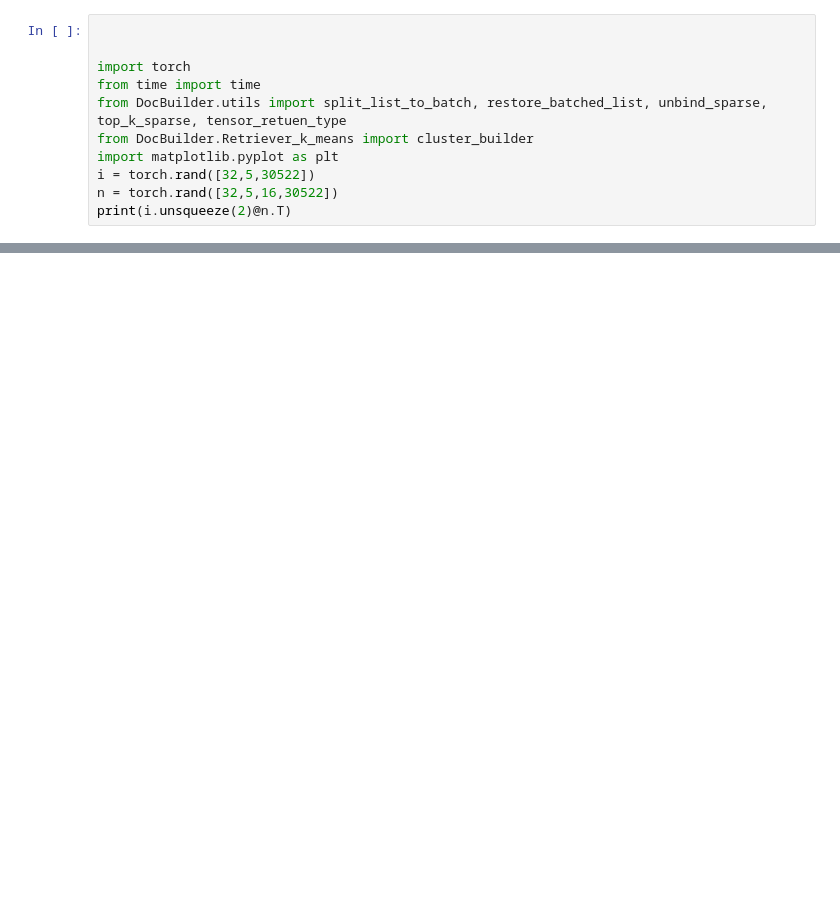
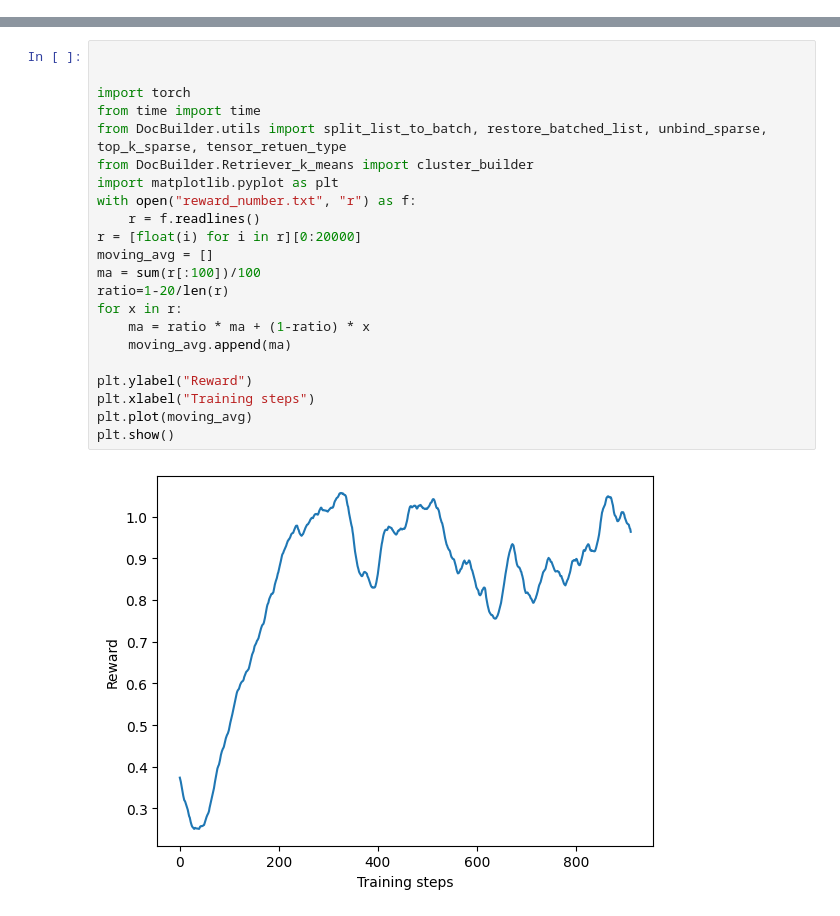
Before and after one commit to will0010077/Reinforced-Retrieval, a Jupyter notebook: text.ipynb, the cells around one changed output, grey strips where cells are left out. Cells and saved outputs as stored; diff of their text form; blank space fills up the shorter version.

Commit message:
Finish env PPOtrainer Agent, it can maximize reward for suregit add . But need more optimize on reward function

```diff
--- a/text.ipynb
+++ b/text.ipynb
@@ -29,11 +0,0 @@ tensor([4.])
-# %%
-
-
-import torch
-from time import time
-from DocBuilder.utils import split_list_to_batch, restore_batched_list, unbind_sparse, top_k_sparse, tensor_retuen_type
-from DocBuilder.Retriever_k_means import cluster_builder
-import matplotlib.pyplot as plt
-i = torch.rand([32,5,30522])
-n = torch.rand([32,5,16,30522])
-print(i.unsqueeze(2)@n.T)
@@ -62,0 +9,24 @@ for c in cluster.clusted_data:
+# %%
+
+
+import torch
+from time import time
+from DocBuilder.utils import split_list_to_batch, restore_batched_list, unbind_sparse, top_k_sparse, tensor_retuen_type
+from DocBuilder.Retriever_k_means import cluster_builder
+import matplotlib.pyplot as plt
+with open("reward_number.txt", "r") as f:
+    r = f.readlines()
+r = [float(i) for i in r][0:20000]
+moving_avg = []
+ma = sum(r[:100])/100
+ratio=1-20/len(r)
+for x in r:
+    ma = ratio * ma + (1-ratio) * x
+    moving_avg.append(ma)
+
+plt.ylabel("Reward")
+plt.xlabel("Training steps")
+plt.plot(moving_avg)
+plt.show()
+# %% [output]
+[figure, added]
```
Also changed, not shown: parts of 5 cells of this notebook, 9 other files.
